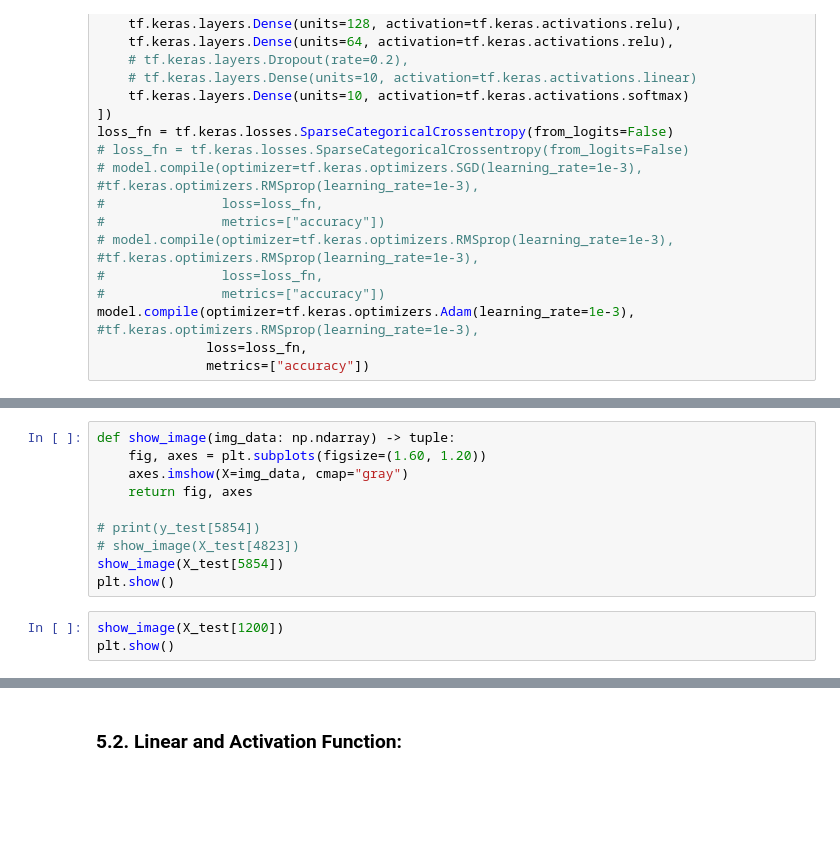
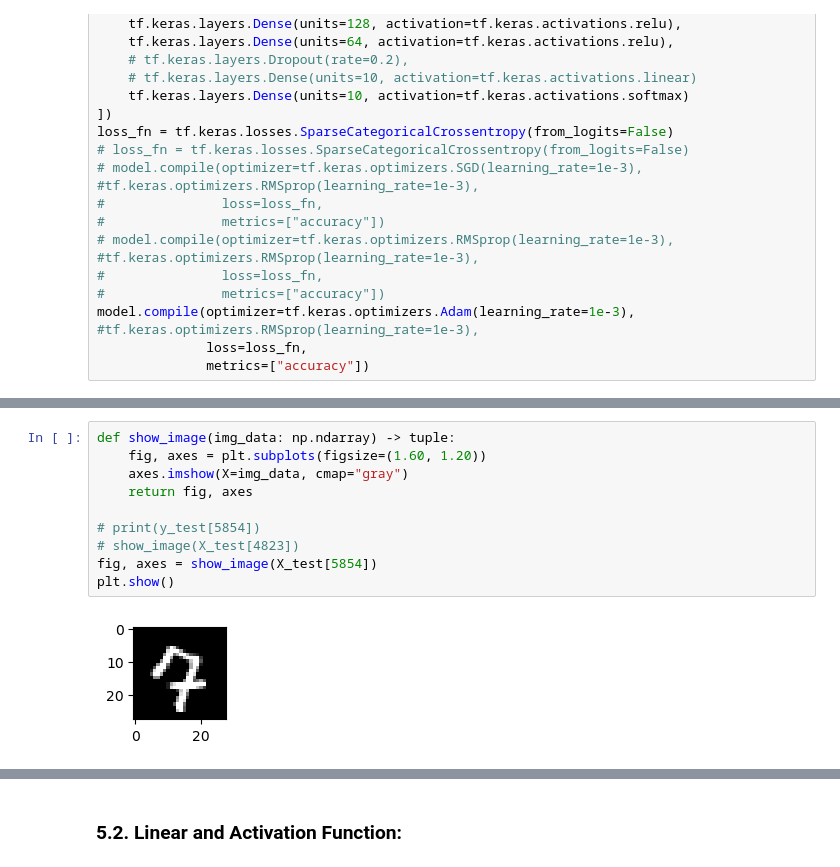
Before and after one commit to harryng0312/learn-python, a Jupyter notebook: module/ml/nn/nn_mnist_manual_2.ipynb, the cells around one changed output, grey strips where cells are left out. Drawn from its saved outputs; the diff is of its cells as text; blank space fills up the shorter version.

```diff
--- a/module/ml/nn/nn_mnist_manual_2.ipynb
+++ b/module/ml/nn/nn_mnist_manual_2.ipynb
@@ -746,14 +750,13 @@ rs3  # [lost, accuracy]
 # %%
 def show_image(img_data: np.ndarray) -> tuple:
     fig, axes = plt.subplots(figsize=(1.60, 1.20))
     axes.imshow(X=img_data, cmap="gray")
     return fig, axes
 
 # print(y_test[5854])
 # show_image(X_test[4823])
-show_image(X_test[5854])
+fig, axes = show_image(X_test[5854])
 plt.show()
+# %% [output]
+[figure, added]
-# %%
-show_image(X_test[1200])
-plt.show()
 # %%
```
Also changed, not shown: parts of 11 cells of this notebook.
